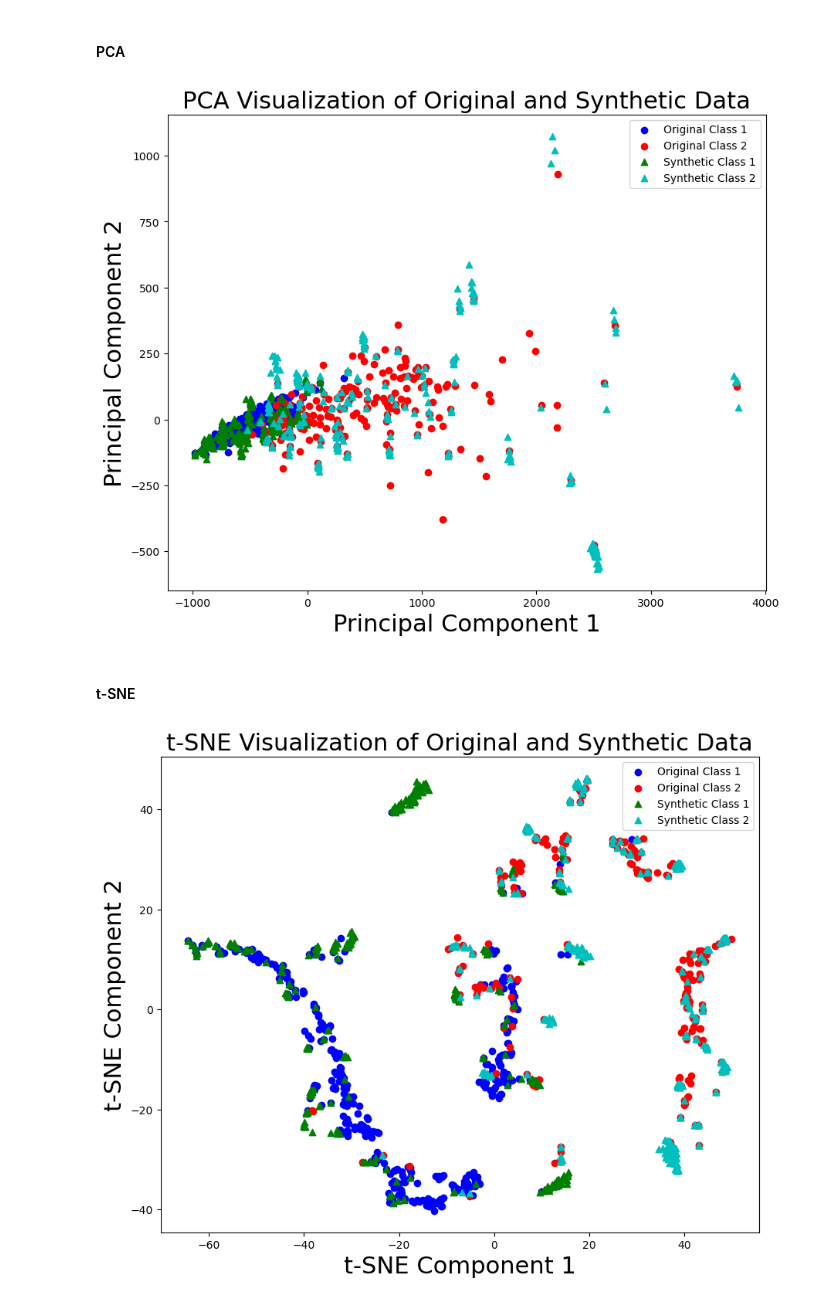
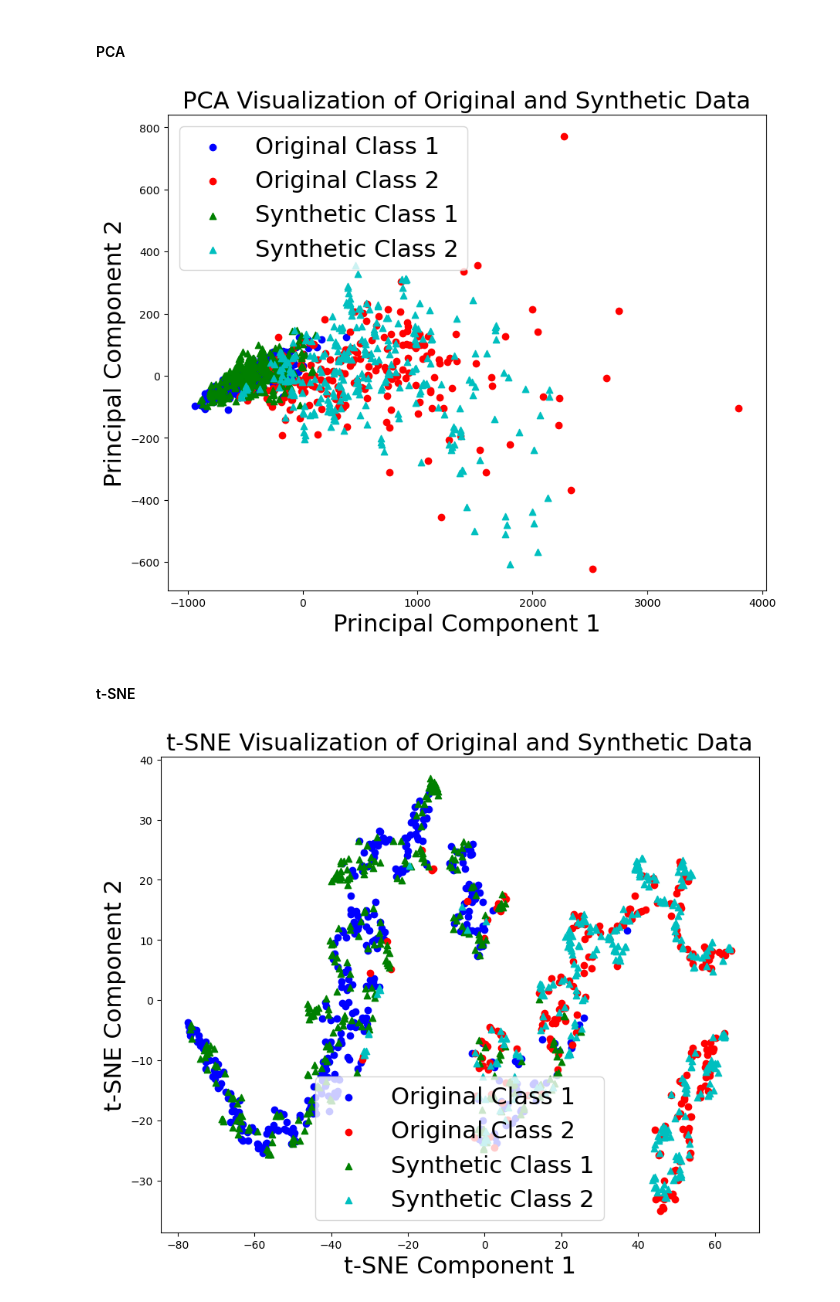
Before and after one commit to sleepymalc/IG-Augmentation, a Jupyter notebook: UCI-generate.ipynb, the cells around one changed output. Saved outputs shown, nothing was run; the diff lists cells and outputs as text; code cells hidden in the pictures.

```diff
--- a/UCI-generate.ipynb
+++ b/UCI-generate.ipynb
@@ -197,3 +179,20 @@ for i in unique_labels:
+# %%
+from sklearn.neighbors import KernelDensity
+num_new_samples = 300
+
+sampled_theta_class = []
+
+for i in unique_labels:
+    reduced_theta = vectorize_tensor(np.array(theta_class[i]), B_LD)
+
+    # Fit a KDE to the theta values
+    kde = KernelDensity(kernel='gaussian', bandwidth=0.05).fit(reduced_theta)
+    # Sample new data from the KDE
+    sampled_reduced_theta = kde.sample(n_samples=num_new_samples)
+
+    sampled_theta = reconstruct_tensor(sampled_reduced_theta, (num_new_samples, *S), B_LD)
+
+    sampled_theta_class.append(sampled_theta)
 # %% [markdown]
 #### Construct Submanifold
 # %%
@@ -206,11 +205,11 @@ eta_hat_class = []
 for i in unique_labels:
     eta_hat_list = []
     for j in range(X_train_class[i].shape[0]):
-        x_tensor = X_train_class[i][j].reshape(*D_)
+        x_tensor = X_train_class[i][j].reshape(*S)
         eps = np.asarray(1.0e-5)
         xp = cp.get_array_module(x_tensor)
         P = (x_tensor + eps) / scaleX_class[i][j]
-        eta_hat = ld.get_eta(P, len(D_), xp)
+        eta_hat = ld.get_eta(P, len(S), xp)
         eta_hat_list.append(eta_hat)
     eta_hat_list = cp.asarray(eta_hat_list)
 
@@ -218,18 +217,6 @@ for i in unique_labels:
 # %% [markdown]
 #### Backward Projection
 # %%
-def find_closest_datapoint(input_point, training_data):
-    min_divergence = float('inf')
-    closest_index = -1
-    input_prob = ld.get_Q(input_point)
-    for i, data_point in enumerate(training_data):
-        data_prob = ld.get_Q(data_point)
-        kl_div = ld.kl(input_prob, data_prob)
-        if kl_div < min_divergence:
-            min_divergence = kl_div
-            closest_index = i
-    return closest_index
-
 sampled_P_BP_class = []
 sampled_theta_BP_class = []
 X_recons_class = []
@@ -240,9 +227,12 @@ for i in unique_labels:
     X_recons_list = []
 
     for j in range(num_new_samples):
-        k = find_closest_datapoint(sampled_theta_class[i][j], np.array(theta_class[i]))
+        ks = ld.kNN(sampled_theta_class[i][j], np.array(theta_class[i]), k=3)
 
-        history_kl, history_norm, P, theta = ld.BP(sampled_theta_class[i][j], (X_train[k].reshape(*D_) + eps) / np.sum(X_train[k].reshape(*D_) + eps), eta_hat_class[i][k], scaleX_class[i][k], B=B_BP, verbose=False, n_iter=1000, lr=1e-2, exit_abs=True)
+        avg_scale = np.mean(np.array(scaleX_class[i])[ks], axis=0)
+        avg_eta_hat = np.mean(eta_hat_class[i][ks], axis=0)
+
+        history_kl, history_norm, P, theta = ld.BP(sampled_theta_class[i][j], [(X_train_class[i][k].reshape(*S) + eps) / scaleX_class[i][k] for k in ks], avg_eta_hat, avg_scale, B=B_BP, verbose=False, n_iter=1000, lr=1e-2, exit_abs=True)
         sampled_P_list_BP.append(P)
         sampled_theta_list_BP.append(theta)
 
@@ -331,10 +321,10 @@ for i, class_label in enumerate(unique_labels):
 plt.title('PCA Visualization of Original and Synthetic Data', fontsize=22)
 plt.xlabel('Principal Component 1', fontsize=22)
 plt.ylabel('Principal Component 2', fontsize=22)
-plt.legend()
+plt.legend(fontsize=22)
 plt.show()
 # %% [output]
-[figure, old version]
+[figure, new version]
 # %% [markdown]
 #### t-SNE
 # %%
@@ -356,32 +346,32 @@ X_tsne = tsne.fit_transform(X_combined)
 # Define the colors for the plot
 colors = ['b', 'r', 'g', 'c', 'm', 'y', 'k']
 
 # Get unique labels
 unique_labels = np.unique(np.concatenate((Y_original, Y_synthetic)))
 
 # Step 3: Plotting
 plt.figure(figsize=(10, 8))
 
 # Plot original data
 for i, class_label in enumerate(unique_labels):
     plt.scatter(X_tsne[:X_original.shape[0]][Y_original == class_label, 0],
                 X_tsne[:X_original.shape[0]][Y_original == class_label, 1],
                 color=colors[i % len(colors)],
                 marker='o',
                 label=f'Original Class {class_label + 1}')
 
 # Plot synthetic data
 for i, class_label in enumerate(unique_labels):
     plt.scatter(X_tsne[X_original.shape[0]:][Y_synthetic == class_label, 0],
                 X_tsne[X_original.shape[0]:][Y_synthetic == class_label, 1],
                 color=colors[i % len(colors) + len(unique_labels)],
                 marker='^',
                 label=f'Synthetic Class {class_label + 1}')
 
 plt.title('t-SNE Visualization of Original and Synthetic Data', fontsize=22)
 plt.xlabel('t-SNE Component 1', fontsize=22)
 plt.ylabel('t-SNE Component 2', fontsize=22)
-plt.legend()
+plt.legend(fontsize=22)
 plt.show()
 # %% [output]
-[figure, old version]
+[figure, new version]
```
Also changed, not shown: parts of 6 cells of this notebook, 2 other files.
